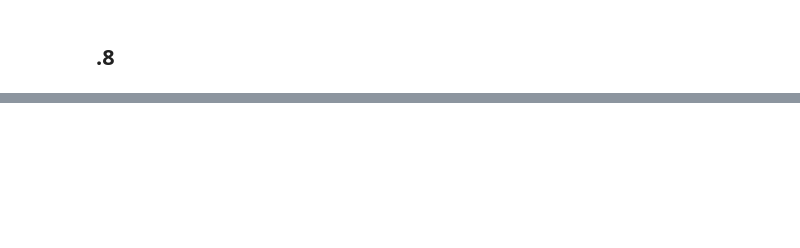
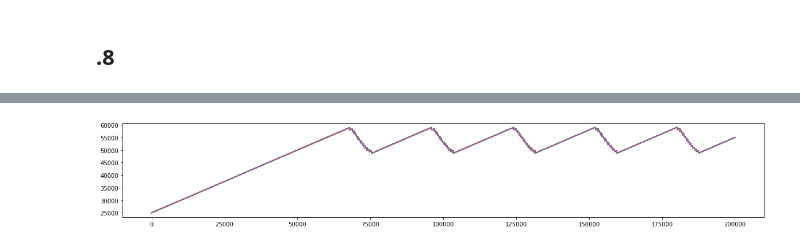
Before and after one commit to hengjiwang/hydranerv, a Jupyter notebook: hydranerv/models/network/cyl_ecto/sim_ped_regenerate_homo.ipynb, the cells around one changed output, grey strips where cells are left out. Cells and saved outputs as stored; diff of their text form; code cells hidden in the pictures; blank space fills up the shorter version.

```diff
--- a/hydranerv/models/network/cyl_ecto/sim_ped_regenerate_homo.ipynb
+++ b/hydranerv/models/network/cyl_ecto/sim_ped_regenerate_homo.ipynb
@@ -295,0 +293,8 @@ ntwk.rpnet.disp(xlim=(XMIN, XMAX), title='RP net ped', indices=indices_rp_ped)
+# %%
+plt.figure(figsize=(20,3))
+for i in range(100):
+    if ntwk.cbnet.locations[i][1] < .8:
+        plt.plot(ntwk.cbnet.neurons[i].sigma_w_train)
+plt.show()
+# %% [output]
+[figure, added]
```
Also changed, not shown: parts of 7 cells of this notebook, 3 other files.
